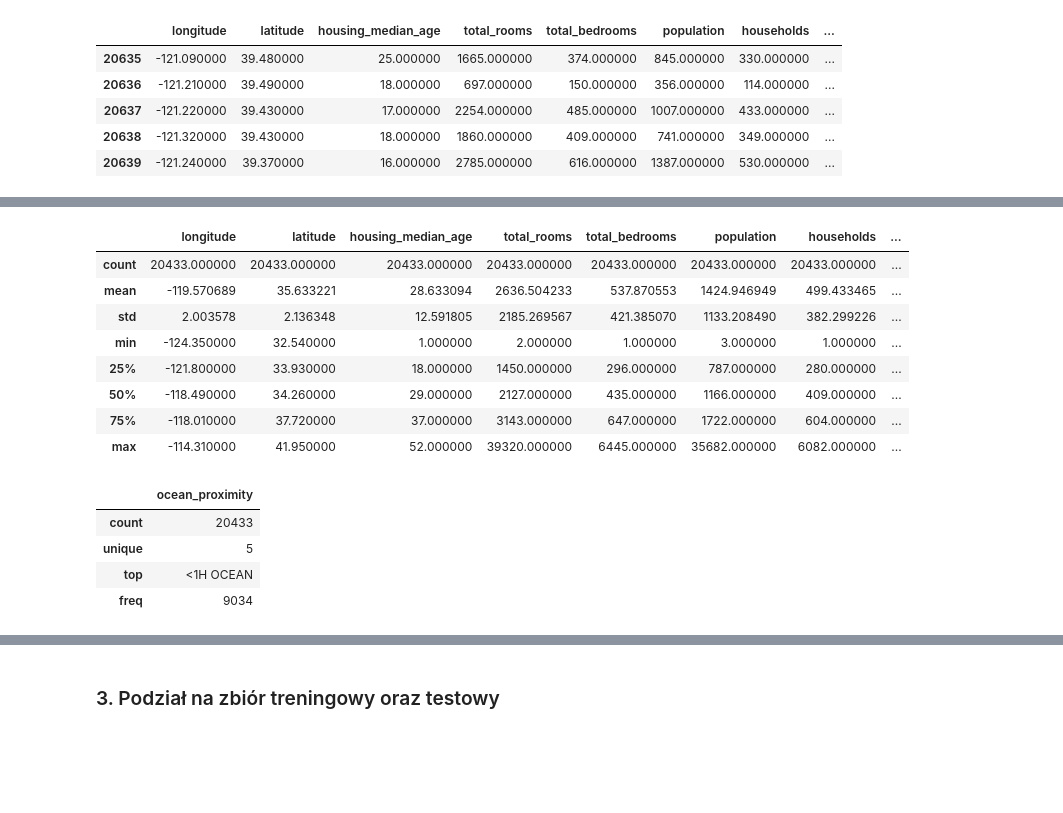
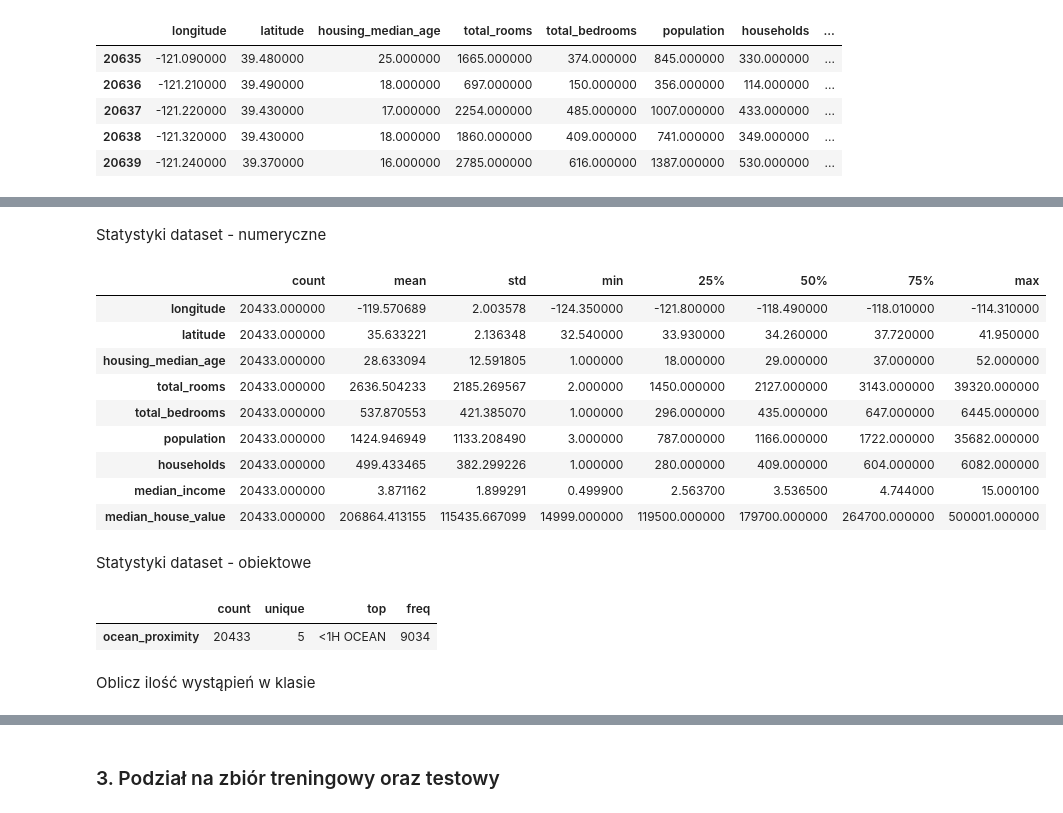
Before and after one commit to Marcin19721205/Wprowadzenie-Do-Sieci-Neuronowych, a Jupyter notebook: 16_Keras08_housing_prices_regression01MJ.ipynb, the cells around one changed output, grey strips where cells are left out. Saved outputs shown, nothing was run; the diff lists cells and outputs as text; code cells hidden in the pictures; blank space fills up the shorter version.

```diff
--- a/16_Keras08_housing_prices_regression01MJ.ipynb
+++ b/16_Keras08_housing_prices_regression01MJ.ipynb
@@ -103,24 +113,28 @@ ocean_proximity      0.000000
 dtype: float64
+# %% [markdown]
+Statystyki dataset - numeryczne
 # %%
-dataset.describe()
+dataset.describe().T
 # %% [output]
-|  | longitude | latitude | housing_median_age | total_rooms | total_bedrooms | population | households | ... |
-| count | 20433.000000 | 20433.000000 | 20433.000000 | 20433.000000 | 20433.000000 | 20433.000000 | 20433.000000 | ... |
-| mean | -119.570689 | 35.633221 | 28.633094 | 2636.504233 | 537.870553 | 1424.946949 | 499.433465 | ... |
-| std | 2.003578 | 2.136348 | 12.591805 | 2185.269567 | 421.385070 | 1133.208490 | 382.299226 | ... |
-| min | -124.350000 | 32.540000 | 1.000000 | 2.000000 | 1.000000 | 3.000000 | 1.000000 | ... |
-| 25% | -121.800000 | 33.930000 | 18.000000 | 1450.000000 | 296.000000 | 787.000000 | 280.000000 | ... |
-| 50% | -118.490000 | 34.260000 | 29.000000 | 2127.000000 | 435.000000 | 1166.000000 | 409.000000 | ... |
-| 75% | -118.010000 | 37.720000 | 37.000000 | 3143.000000 | 647.000000 | 1722.000000 | 604.000000 | ... |
-| max | -114.310000 | 41.950000 | 52.000000 | 39320.000000 | 6445.000000 | 35682.000000 | 6082.000000 | ... |
+|  | count | mean | std | min | 25% | 50% | 75% | max |
+| longitude | 20433.000000 | -119.570689 | 2.003578 | -124.350000 | -121.800000 | -118.490000 | -118.010000 | -114.310000 |
+| latitude | 20433.000000 | 35.633221 | 2.136348 | 32.540000 | 33.930000 | 34.260000 | 37.720000 | 41.950000 |
+| housing_median_age | 20433.000000 | 28.633094 | 12.591805 | 1.000000 | 18.000000 | 29.000000 | 37.000000 | 52.000000 |
+| total_rooms | 20433.000000 | 2636.504233 | 2185.269567 | 2.000000 | 1450.000000 | 2127.000000 | 3143.000000 | 39320.000000 |
+| total_bedrooms | 20433.000000 | 537.870553 | 421.385070 | 1.000000 | 296.000000 | 435.000000 | 647.000000 | 6445.000000 |
+| population | 20433.000000 | 1424.946949 | 1133.208490 | 3.000000 | 787.000000 | 1166.000000 | 1722.000000 | 35682.000000 |
+| households | 20433.000000 | 499.433465 | 382.299226 | 1.000000 | 280.000000 | 409.000000 | 604.000000 | 6082.000000 |
+| median_income | 20433.000000 | 3.871162 | 1.899291 | 0.499900 | 2.563700 | 3.536500 | 4.744000 | 15.000100 |
+| median_house_value | 20433.000000 | 206864.413155 | 115435.667099 | 14999.000000 | 119500.000000 | 179700.000000 | 264700.000000 | 500001.000000 |
+# %% [markdown]
+Statystyki dataset - obiektowe
 # %%
-dataset.describe(include=['object'])
+dataset.describe(include=['object']).T
 # %% [output]
-|  | ocean_proximity |
-| count | 20433 |
-| unique | 5 |
-| top | <1H OCEAN |
-| freq | 9034 |
+|  | count | unique | top | freq |
+| ocean_proximity | 20433 | 5 | <1H OCEAN | 9034 |
+# %% [markdown]
+Oblicz ilość wystąpień w klasie
 # %%
 dataset.ocean_proximity.value_counts()
 # %% [output]
```
Also changed, not shown: parts of 36 cells of this notebook.
